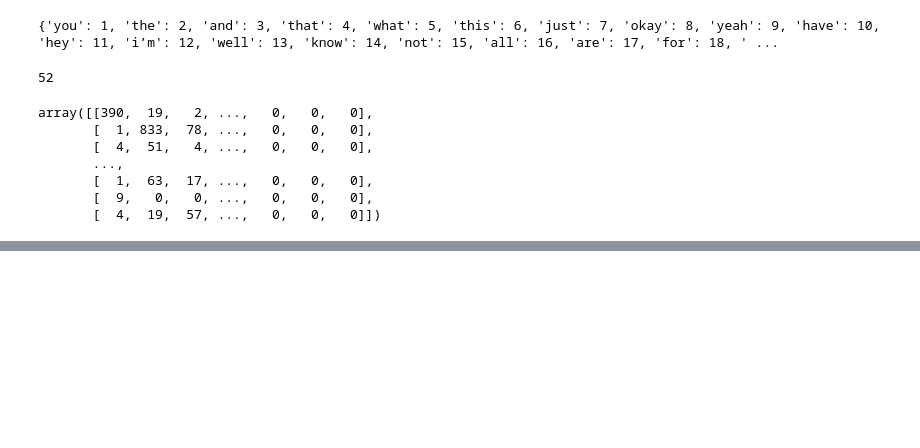
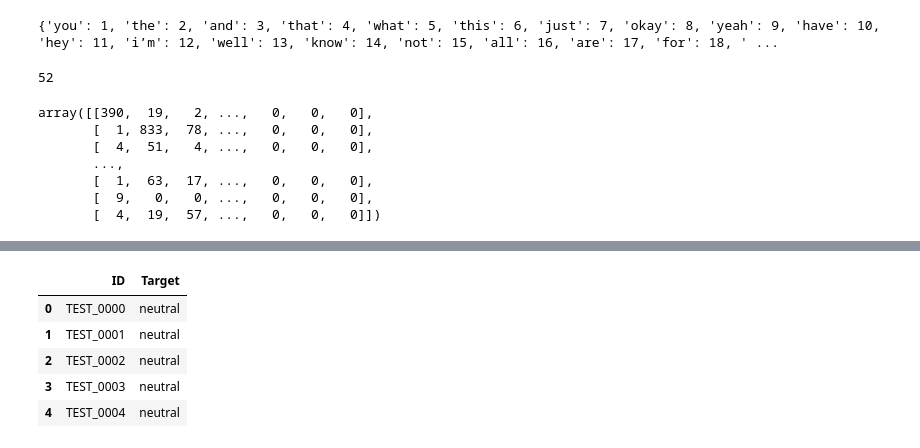
Before and after one commit to haebzzzang/22-02, a Jupyter notebook: 스마트시티문제해결/emotion_token.ipynb, the cells around one changed output, grey strips where cells are left out. Saved outputs shown, nothing was run; the diff lists cells and outputs as text; code cells hidden in the pictures; blank space fills up the shorter version.

```diff
--- a/스마트시티문제해결/emotion_token.ipynb
+++ b/스마트시티문제해결/emotion_token.ipynb
@@ -101,0 +136,36 @@ array([[390,  19,   2, ...,   0,   0,   0],
+# %%
+from sklearn.feature_extraction.text import CountVectorizer
+from sklearn.naive_bayes import MultinomialNB
+
+doc = train['Utterance']
+emotion = train['Target']
+
+# 나이브 베이즈로 텍스트 처리를 할 때는 텍스트 데이터를 수치형 데이터로 변환해야함.
+## 클래스 객체 생성
+cv = CountVectorizer()
+
+## 수치형 데이터로 변환하기 위해서 생성한 객체.fit_transform(학습으로 사용할 문장)
+## 행렬 형태의 수치형 데이터로 변환됨
+csr_doc_matrix = cv.fit_transform(doc)
+
+## 행렬을 만들어 각 줄은 문장1, 문장2. 각 컬럼들은 문장에서 생성된 모든 단어들. 값은 문장에서 해당 컬럼 단어가 발생한 빈도수. 이걸 합쳐 하나의 행렬, 큰 벡터로 생성.
+
+# 각 단어 및 문장별 고유 ID 부여 및 단어의 빈도수를 계산
+print(csr_doc_matrix)
+# (0, 0)  1, (0, 7)   1
+
+## 클래스 객체 생성
+clf = MultinomialNB()
+
+# CountVectorizer로 변환된 텍스트 데이터를 사용해 모델 학습
+## 학습 데이터와 학습 데이터 내 문장이 나타내는 감정(레이블)을 넣어줌.
+## 감정(레이블)은 텍스트 자체를 넣어도 상관이 없으나 학습 데이터 자체는 문장 자체가 아닌 CountVectorizer로 fit_transform을 한 행렬을 넣어줘야함.
+clf.fit(csr_doc_matrix, emotion)
+
+test_doc = test['Utterance']
+
+# 학습된 CountVectorizer 형태로 변환
+transformed_test = cv.transform(test_doc)
+pred = clf.predict(transformed_test)
+
+print(pred)
@@ -101,0 +190,12 @@ array([[390,  19,   2, ...,   0,   0,   0],
+# %%
+submit = pd.read_csv('data/sample_submission.csv')
+# %%
+submit['Target'] = pred
+submit.head()
+# %% [output]
+|  | ID | Target |
+| 0 | TEST_0000 | neutral |
+| 1 | TEST_0001 | neutral |
+| 2 | TEST_0002 | neutral |
+| 3 | TEST_0003 | neutral |
+| 4 | TEST_0004 | neutral |
```
Also changed, not shown: parts of 13 cells of this notebook, 5 other files.
